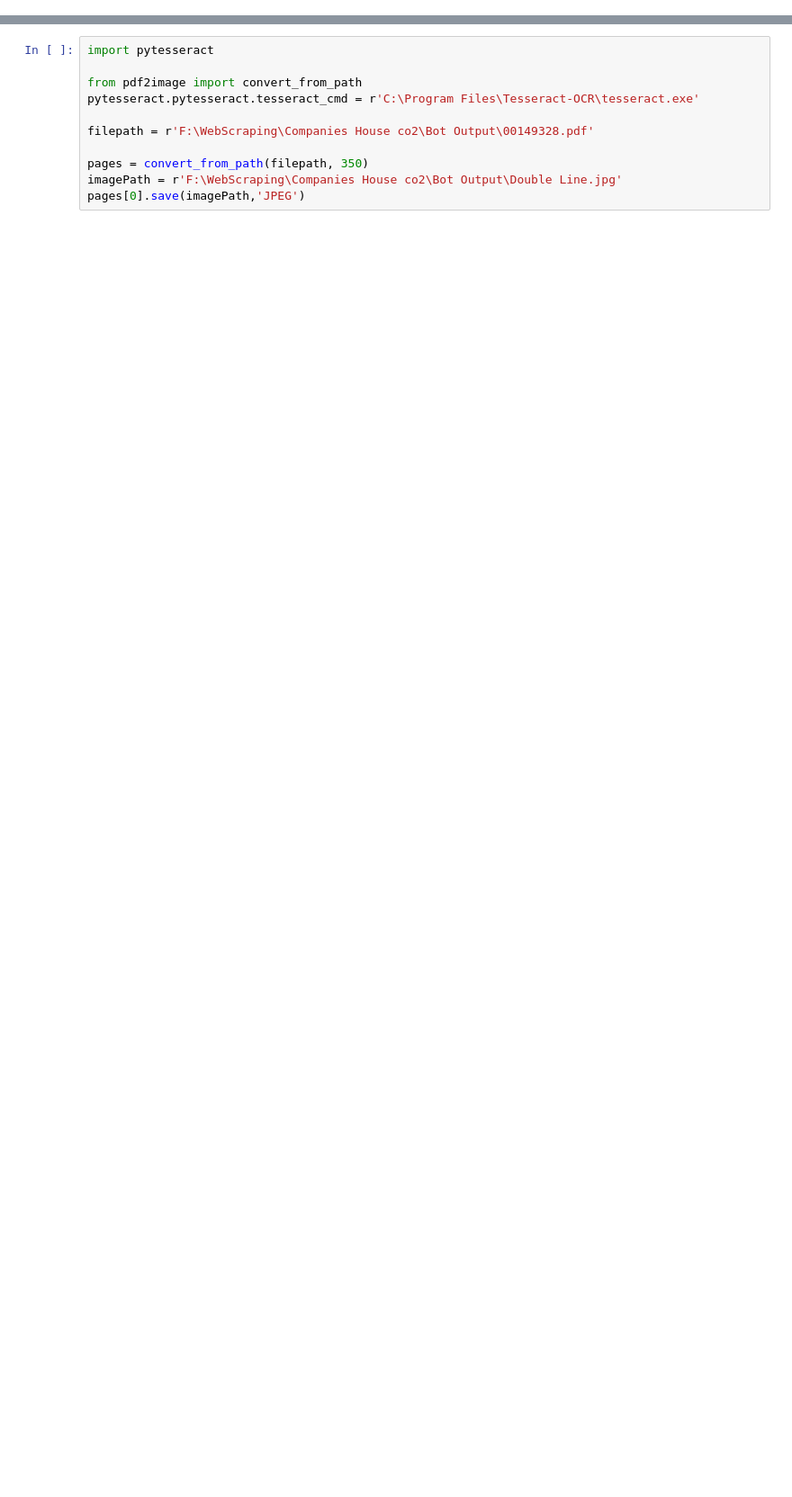
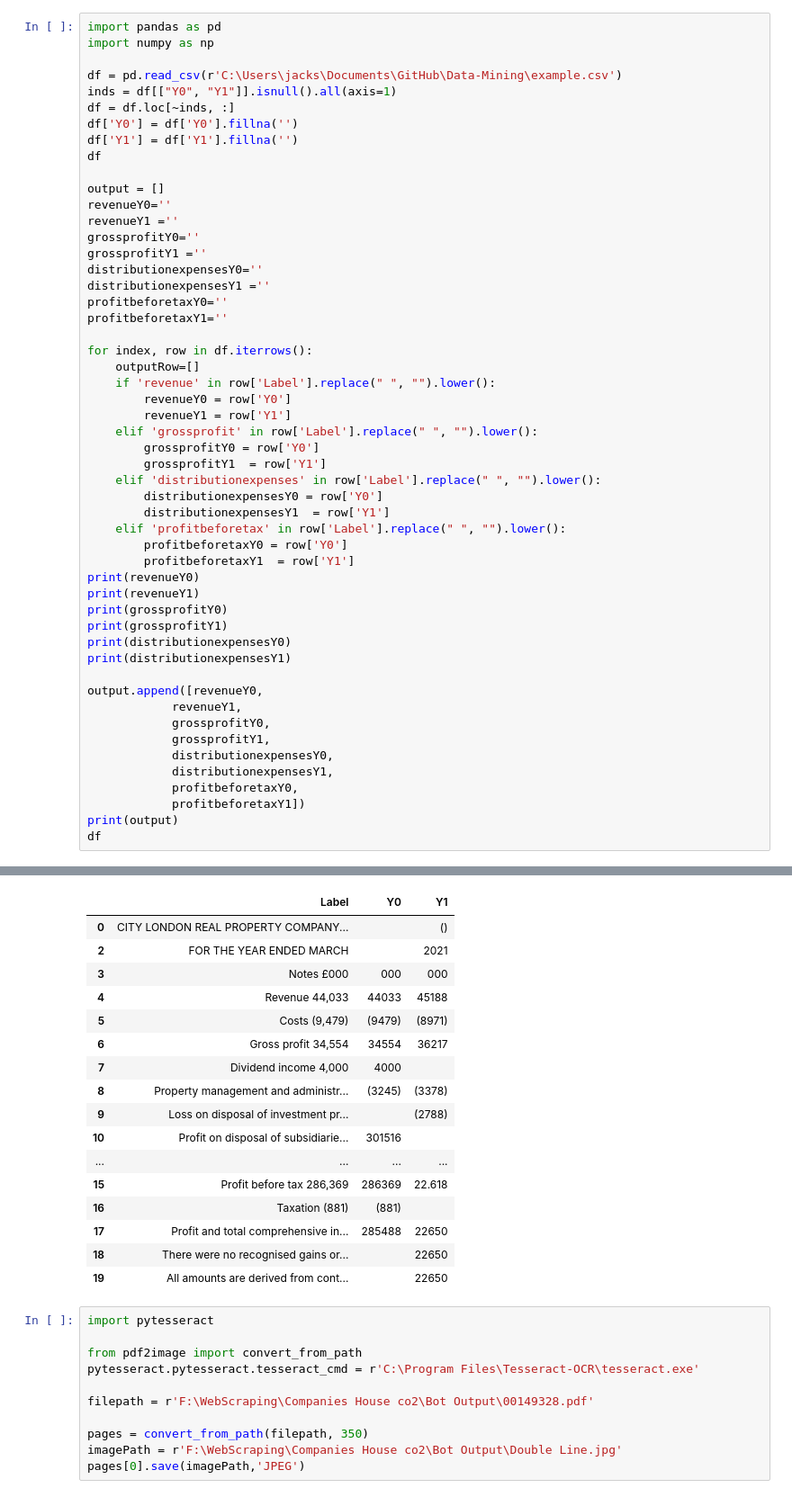
Before and after one commit to jacksim588/Data-Mining, a Jupyter notebook: Annual Accounts Mining/OCR Tests.ipynb, the cells around one changed output, grey strips where cells are left out. Shown at 90% size. Drawn from its saved outputs; the diff is of its cells as text; blank space fills up the shorter version.

Commit message:
final output, rady to bulk test

```diff
--- a/Annual Accounts Mining/OCR Tests.ipynb
+++ b/Annual Accounts Mining/OCR Tests.ipynb
@@ -0,0 +1,53 @@
+# %%
+import pandas as pd
+import numpy as np
+
+df = pd.read_csv(r'C:\Users\jacks\Documents\GitHub\Data-Mining\example.csv')
+inds = df[["Y0", "Y1"]].isnull().all(axis=1)
+df = df.loc[~inds, :]
+df['Y0'] = df['Y0'].fillna('')
+df['Y1'] = df['Y1'].fillna('')
+df
+
+output = []
+revenueY0=''
+revenueY1 =''
+grossprofitY0=''
+grossprofitY1 =''
+distributionexpensesY0=''
+distributionexpensesY1 =''
+profitbeforetaxY0=''
+profitbeforetaxY1=''
+
+for index, row in df.iterrows():
+    outputRow=[]
+    if 'revenue' in row['Label'].replace(" ", "").lower():
+        revenueY0 = row['Y0']
+        revenueY1 = row['Y1']
+    elif 'grossprofit' in row['Label'].replace(" ", "").lower():
+        grossprofitY0 = row['Y0']
+        grossprofitY1  = row['Y1']
+    elif 'distributionexpenses' in row['Label'].replace(" ", "").lower():
+        distributionexpensesY0 = row['Y0']
+        distributionexpensesY1  = row['Y1']
+    elif 'profitbeforetax' in row['Label'].replace(" ", "").lower():
+        profitbeforetaxY0 = row['Y0']
+        profitbeforetaxY1  = row['Y1']
+print(revenueY0)
+print(revenueY1)
+print(grossprofitY0)
+print(grossprofitY1)
+print(distributionexpensesY0)
+print(distributionexpensesY1)
+
+output.append([revenueY0,
+            revenueY1,
+            grossprofitY0,
+            grossprofitY1,
+            distributionexpensesY0,
+            distributionexpensesY1,
+            profitbeforetaxY0,
+            profitbeforetaxY1])
+print(output)
+df
+# %% [output]
@@ -1,3 +61,20 @@
+|  | Label | Y0 | Y1 |
+| 0 | CITY LONDON REAL PROPERTY COMPANY... |  | () |
+| 2 | FOR THE YEAR ENDED MARCH |  | 2021 |
+| 3 | Notes £000 | 000 | 000 |
+| 4 | Revenue 44,033 | 44033 | 45188 |
+| 5 | Costs (9,479) | (9479) | (8971) |
+| 6 | Gross profit 34,554 | 34554 | 36217 |
+| 7 | Dividend income 4,000 | 4000 |  |
+| 8 | Property management and administr... | (3245) | (3378) |
+| 9 | Loss on disposal of investment pr... |  | (2788) |
+| 10 | Profit on disposal of subsidiarie... | 301516 |  |
+| ... | ... | ... | ... |
+| 15 | Profit before tax 286,369 | 286369 | 22.618 |
+| 16 | Taxation (881) | (881) |  |
+| 17 | Profit and total comprehensive in... | 285488 | 22650 |
+| 18 | There were no recognised gains or... |  | 22650 |
+| 19 | All amounts are derived from cont... |  | 22650 |
 # %%
 import pytesseract
 
```
Also changed, not shown: parts of 1 cell of this notebook, 52 other files.
